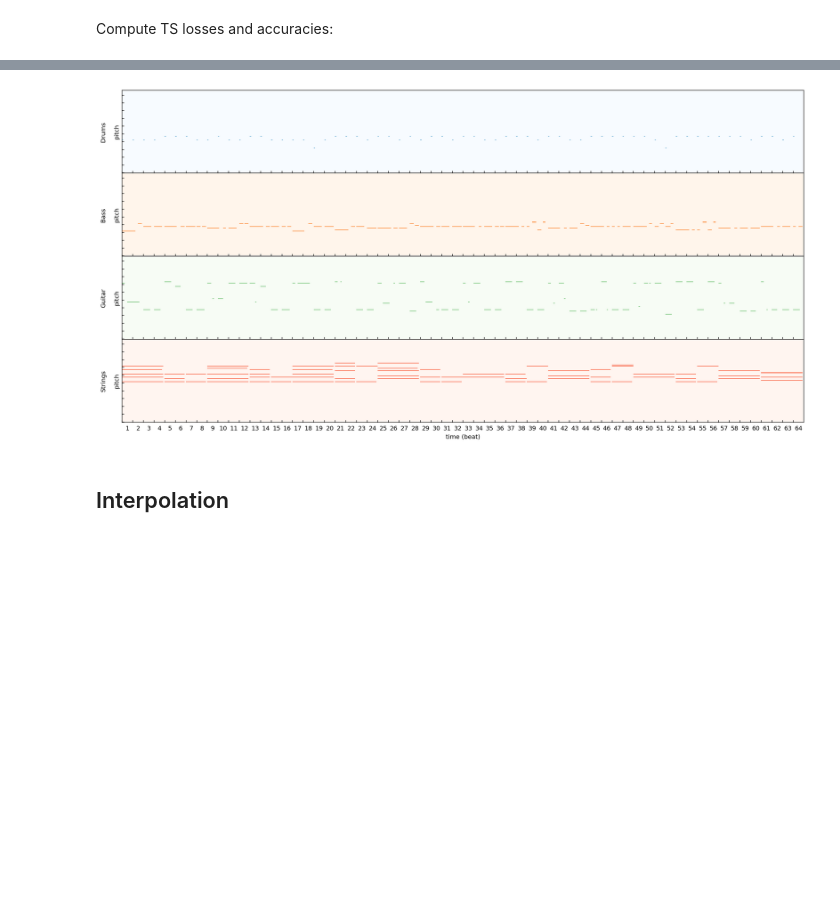
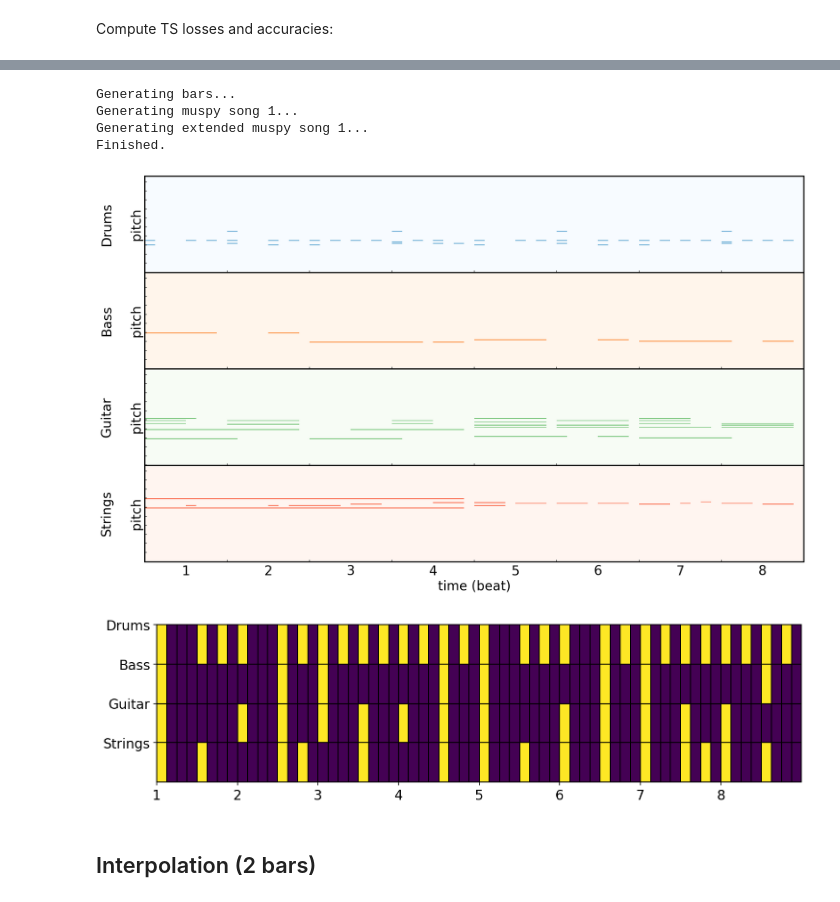
Before and after one commit to EmanueleCosenza/polyphemus, a Jupyter notebook: test.ipynb, the cells around one changed output, grey strips where cells are left out. Saved outputs shown, nothing was run; the diff lists cells and outputs as text; code cells hidden in the pictures; blank space fills up the shorter version.

```diff
--- a/test.ipynb
+++ b/test.ipynb
@@ -129 +1972,3 @@ structure, content = outputs
+# %%
+muspy_song = muspy_from_dense(music[i], track_data, params['model']['resolution'])
 # %% [markdown]
@@ -185,5 +2031,5 @@ def generate_music(vae, z):
 # %%
-z = torch.normal(torch.zeros((params['training']['batch_size'], params['model']['d']),
+z_norm = torch.normal(torch.zeros((params['training']['batch_size'], params['model']['d']),
                              device=device),
                  torch.ones((params['training']['batch_size'], params['model']['d']),
                             device=device))
@@ -278,19 +2036,56 @@ def plot_pianoroll(music, save_dir=None, name=None):
-# %%
-#from utils import plot_pianoroll
-
-z_gen = z[31].repeat(params['training']['batch_size'], 1)
-
-track_data = [('Drums', -1), ('Bass', 34), ('Guitar', 1), ('Strings', 41)]
-save_dir = "data/music/"
-
-music = generate_music(vae, z_gen)
-music = muspy_from_dense(music[0], track_data, params['model']['resolution'])
-plot_pianoroll(music, save_dir, name='music')
-midi_from_muspy(music, save_dir, name='music')
-# %% [output]
-[figure, removed]
+# %%
+# 24 26 31 200 202 204
+# 16 bars: 4
+z = z_norm[204].repeat(params['training']['batch_size'], 1)
+# %%
+import matplotlib as mpl
+
+start_folder_idx = 40
+start_z_idx = 0
+n_songs = 1
+extend = True
+
+track_data = [('Drums', -1), ('Bass', 34), ('Guitar', 1), ('Strings', 83)]
+
+print("Generating bars...")
+#music, s = generate_music(vae, gen_z, S=0.5, T=0.01)
+music, s = generate_music(vae, z, S=0.5, T=0.001)
+
+for i in range(start_z_idx, start_z_idx + n_songs):
+
+    save_dir = "data/music/gen/" + str(start_folder_idx + i)
+    os.makedirs(save_dir, exist_ok=True)
+
+    print("Generating muspy song " + str(i+1) + "...")
+    muspy_song = muspy_from_dense(music[i], track_data, params['model']['resolution'])
+
+    midi_from_muspy(muspy_song, save_dir, name='music')
+
+    with mpl.rc_context({'lines.linewidth': 2, 'axes.linewidth': 2, 'font.size': 22}):
+        plot_pianoroll(muspy_song, save_dir, name='pianoroll', figsize=(20, 12), fformat='png')
+
+    s_curr = s[i]
+    s_curr = np.transpose(s_curr, (1, 0, 2))
+    s_curr = s_curr.reshape(s_curr.shape[0], -1)
+    with mpl.rc_context({'lines.linewidth': 1, 'axes.linewidth': 1, 'font.size': 14}):
+        plot_struct(s_curr, name='structure', save_dir=save_dir, figsize=(12, 3))
+
+    if extend:
+        print("Generating extended muspy song " + str(i+1) + "...")
+        extended = np.tile(music[i], (1, 4, 1, 1))
+        extended = muspy_from_dense(extended, track_data, params['model']['resolution'])
+        midi_from_muspy(extended, save_dir, name='extended')
+
+print("Finished.")
+# %% [output]
+Generating bars...
+Generating muspy song 1...
+Generating extended muspy song 1...
+Finished.
+[figure, added]
+[figure, added]
 # %% [markdown]
-## Interpolation
+## Interpolation (2 bars)
 # %%
 def generate_music(vae, z):
 
```
Also changed, not shown: parts of 113 cells of this notebook, 4 other files.
